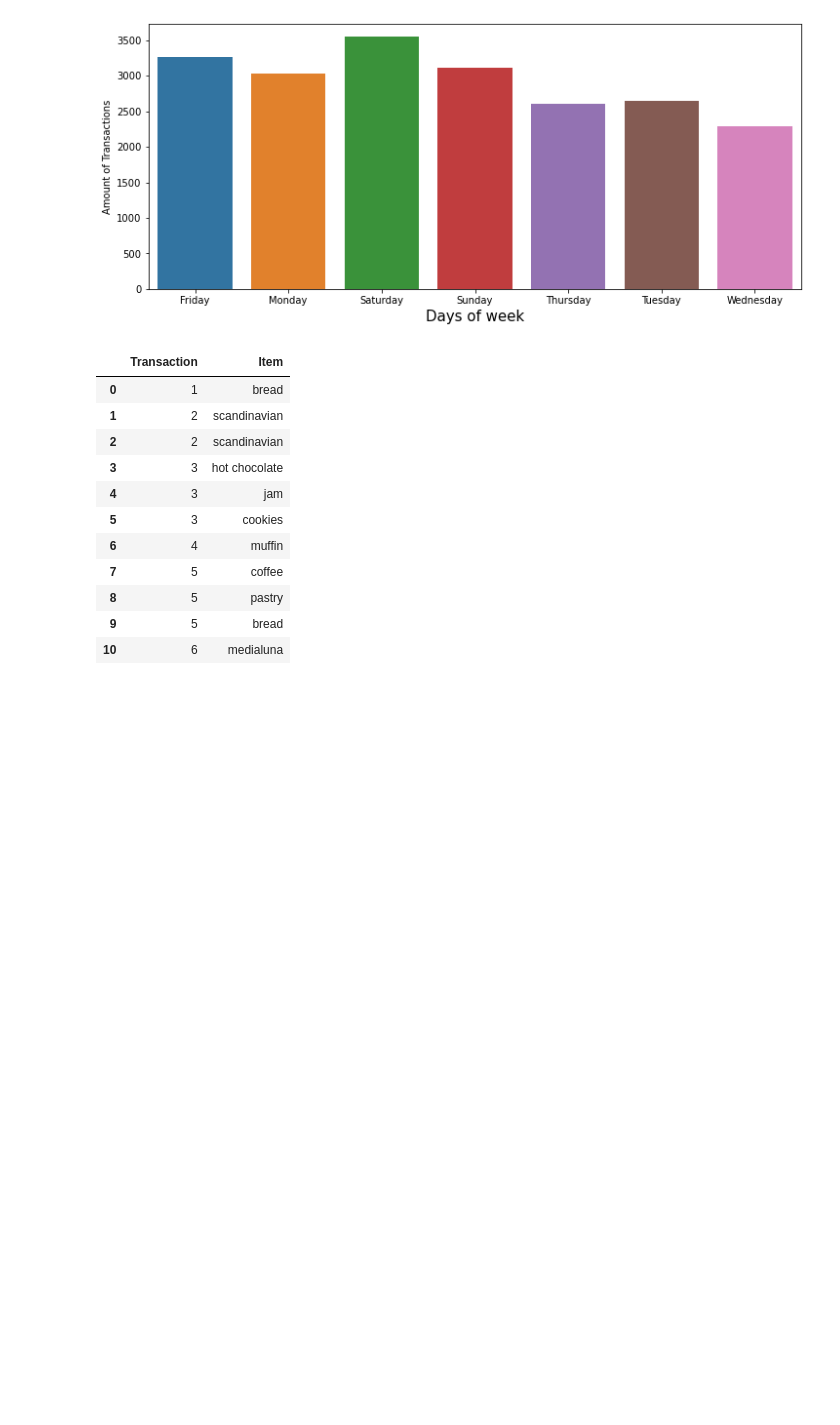
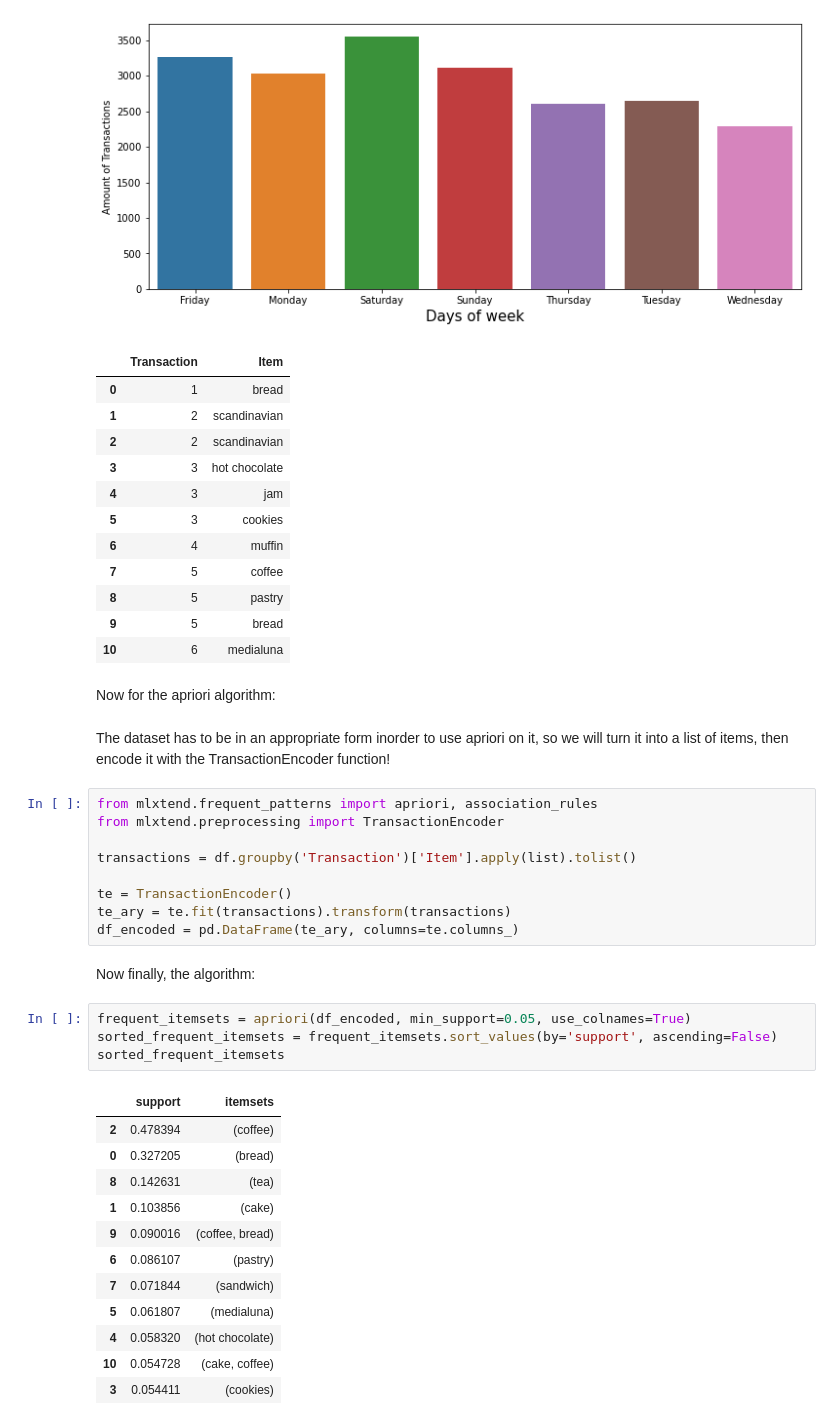
Before and after one commit to Hussino/Data-Mining, a Jupyter notebook: Market Basket Analysis/Gorceries Analysis with Apriori.ipynb, the cells around one changed output. Drawn from its saved outputs; the diff is of its cells as text; blank space fills up the shorter version.

```diff
--- a/Market Basket Analysis/Gorceries Analysis with Apriori.ipynb
+++ b/Market Basket Analysis/Gorceries Analysis with Apriori.ipynb
@@ -170,3 +168,35 @@ tempdata
 | 8 | 5 | pastry |
 | 9 | 5 | bread |
 | 10 | 6 | medialuna |
+# %% [markdown]
+Now for the apriori algorithm:
+# %% [markdown]
+The dataset has to be in an appropriate form inorder to use apriori on it, so we will turn it into a list of items, then encode it with the TransactionEncoder function!
+# %%
+from mlxtend.frequent_patterns import apriori, association_rules
+from mlxtend.preprocessing import TransactionEncoder
+
+transactions = df.groupby('Transaction')['Item'].apply(list).tolist()
+
+te = TransactionEncoder()
+te_ary = te.fit(transactions).transform(transactions)
+df_encoded = pd.DataFrame(te_ary, columns=te.columns_)
+# %% [markdown]
+Now finally, the algorithm:
+# %%
+frequent_itemsets = apriori(df_encoded, min_support=0.05, use_colnames=True)
+sorted_frequent_itemsets = frequent_itemsets.sort_values(by='support', ascending=False)
+sorted_frequent_itemsets
+# %% [output]
+|  | support | itemsets |
+| 2 | 0.478394 | (coffee) |
+| 0 | 0.327205 | (bread) |
+| 8 | 0.142631 | (tea) |
+| 1 | 0.103856 | (cake) |
+| 9 | 0.090016 | (coffee, bread) |
+| 6 | 0.086107 | (pastry) |
+| 7 | 0.071844 | (sandwich) |
+| 5 | 0.061807 | (medialuna) |
+| 4 | 0.058320 | (hot chocolate) |
+| 10 | 0.054728 | (cake, coffee) |
+| 3 | 0.054411 | (cookies) |
```
Also changed, not shown: parts of 2 cells of this notebook, 50 other files.
